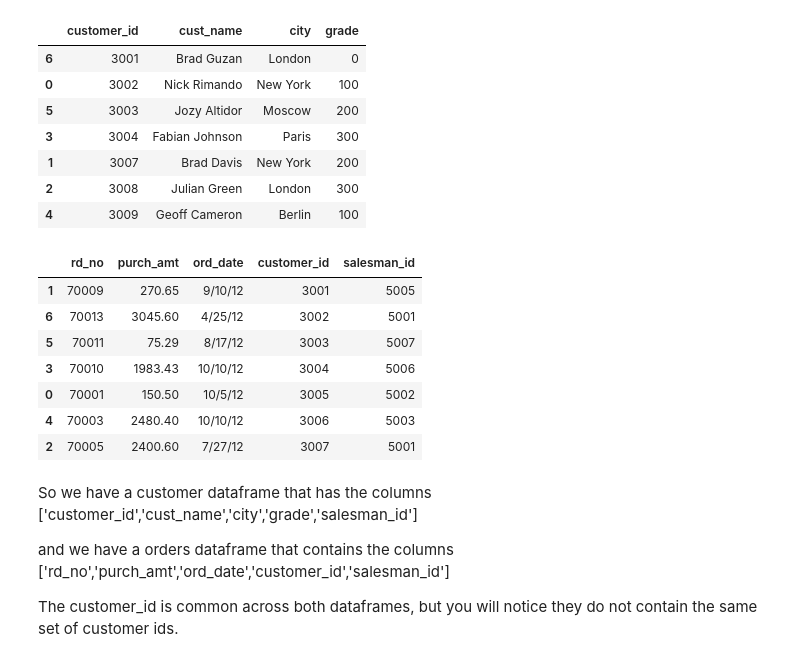
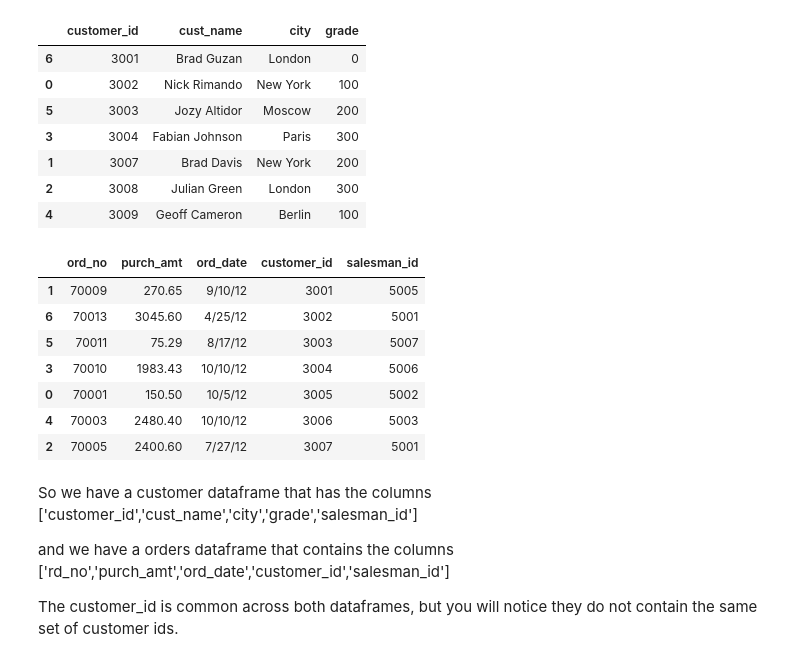
Before and after one commit to niskrev/Treasury_python_tutorials, a Jupyter notebook: notebooks/Tutorial_6_Advanced_Pandas.ipynb, the cells around one changed output. Drawn from its saved outputs; the diff is of its cells as text; code cells hidden in the pictures.

```diff
--- a/notebooks/Tutorial_6_Advanced_Pandas.ipynb
+++ b/notebooks/Tutorial_6_Advanced_Pandas.ipynb
@@ -211,19 +211,19 @@ df_customers
 | 2 | 3008 | Julian Green | London | 300 |
 | 4 | 3009 | Geoff Cameron | Berlin | 100 |
 # %%
-cols2 = ['rd_no','purch_amt','ord_date','customer_id','salesman_id']
+cols2 = ['ord_no','purch_amt','ord_date','customer_id','salesman_id']
 data2 = [[70001,150.5,'10/5/12',3005,5002],
         [70009,270.65,'9/10/12',3001,5005],
         [70005,2400.6,'7/27/12',3007,5001],
         [70010,1983.43,'10/10/12',3004,5006],
         [70003,2480.4,'10/10/12',3006,5003],
         [70011,75.29,'8/17/12',3003,5007],
         [70013,3045.6,'4/25/12',3002,5001]]
 df_orders = pd.DataFrame(columns = cols2, data = data2)
 df_orders = df_orders.sort_values('customer_id')
 df_orders
 # %% [output]
-|  | rd_no | purch_amt | ord_date | customer_id | salesman_id |
+|  | ord_no | purch_amt | ord_date | customer_id | salesman_id |
 | 1 | 70009 | 270.65 | 9/10/12 | 3001 | 5005 |
 | 6 | 70013 | 3045.60 | 4/25/12 | 3002 | 5001 |
 | 5 | 70011 | 75.29 | 8/17/12 | 3003 | 5007 |
```
Also changed, not shown: parts of 15 cells of this notebook, 2 other files.
